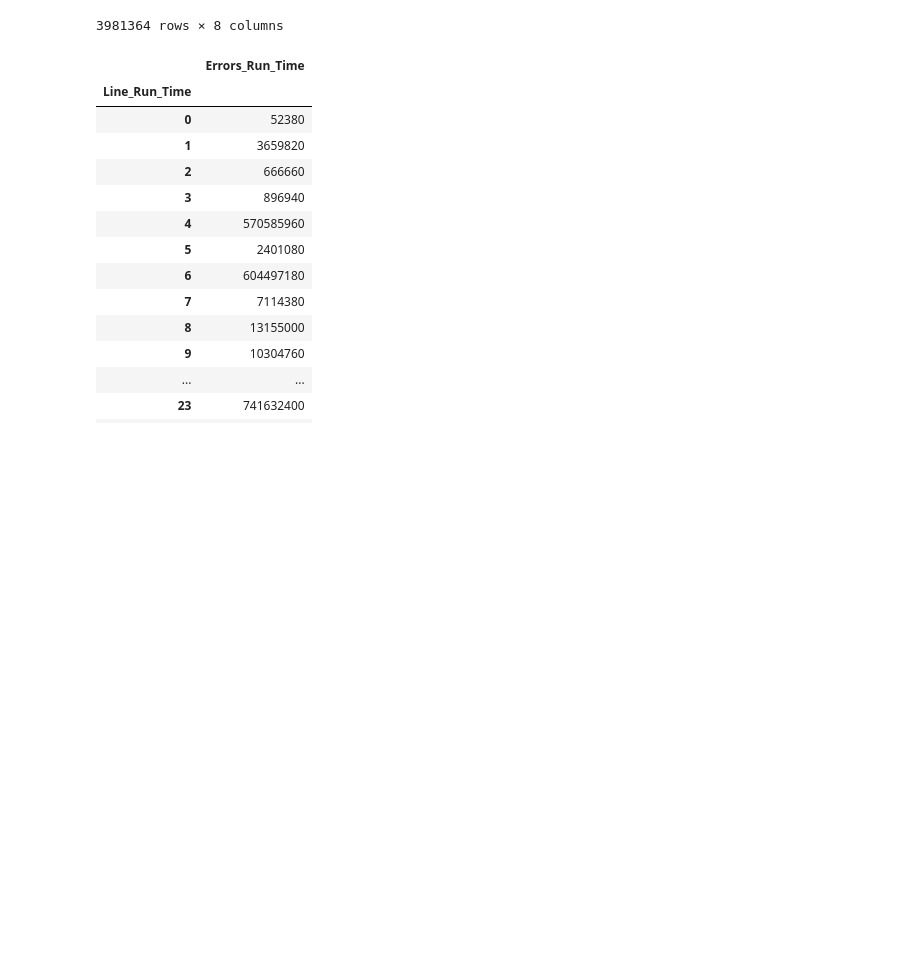
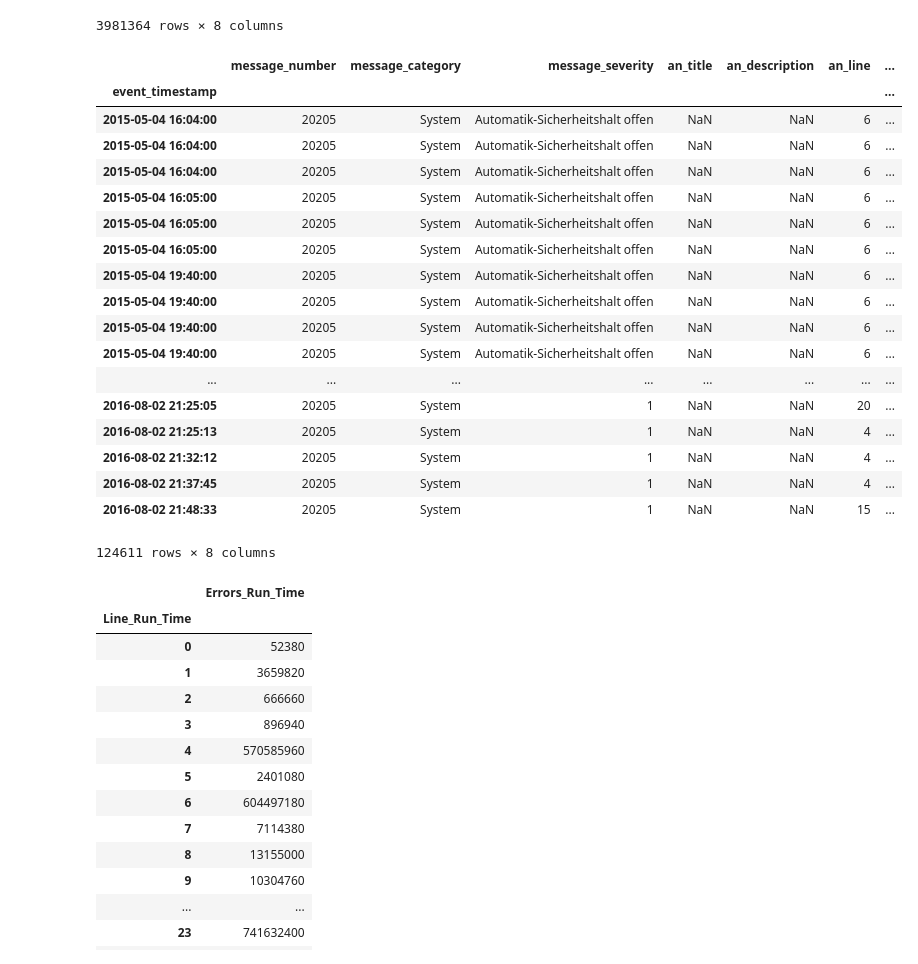
Before and after one commit to cold1ce/datascience_praxisprojekt, a Jupyter notebook: RobotLinesAnalysis/abbRobotTimesLinesAnalysis.ipynb, the cells around one changed output. Drawn from its saved outputs; the diff is of its cells as text; code cells hidden in the pictures; blank space fills up the shorter version.

```diff
--- a/RobotLinesAnalysis/abbRobotTimesLinesAnalysis.ipynb
+++ b/RobotLinesAnalysis/abbRobotTimesLinesAnalysis.ipynb
@@ -33,6 +33,29 @@ df
 | 2016-08-02 23:33:15 | 41630 | Program | Warning | NaN | NaN | line_15 | ... |
 | 2016-08-02 23:58:43 | 10125 | Operational | Information | NaN | NaN | line_20 | ... |
 3981364 rows × 8 columns
+# %%
+df1 = df.loc[df['message_number'] == '20205']
+df1
+# %% [output]
+|  | message_number | message_category | message_severity | an_title | an_description | an_line | ... |
+| event_timestamp |  |  |  |  |  |  | ... |
+| 2015-05-04 16:04:00 | 20205 | System | Automatik-Sicherheitshalt offen | NaN | NaN | 6 | ... |
+| 2015-05-04 16:04:00 | 20205 | System | Automatik-Sicherheitshalt offen | NaN | NaN | 6 | ... |
+| 2015-05-04 16:04:00 | 20205 | System | Automatik-Sicherheitshalt offen | NaN | NaN | 6 | ... |
+| 2015-05-04 16:05:00 | 20205 | System | Automatik-Sicherheitshalt offen | NaN | NaN | 6 | ... |
+| 2015-05-04 16:05:00 | 20205 | System | Automatik-Sicherheitshalt offen | NaN | NaN | 6 | ... |
+| 2015-05-04 16:05:00 | 20205 | System | Automatik-Sicherheitshalt offen | NaN | NaN | 6 | ... |
+| 2015-05-04 19:40:00 | 20205 | System | Automatik-Sicherheitshalt offen | NaN | NaN | 6 | ... |
+| 2015-05-04 19:40:00 | 20205 | System | Automatik-Sicherheitshalt offen | NaN | NaN | 6 | ... |
+| 2015-05-04 19:40:00 | 20205 | System | Automatik-Sicherheitshalt offen | NaN | NaN | 6 | ... |
+| 2015-05-04 19:40:00 | 20205 | System | Automatik-Sicherheitshalt offen | NaN | NaN | 6 | ... |
+| ... | ... | ... | ... | ... | ... | ... | ... |
+| 2016-08-02 21:25:05 | 20205 | System | 1 | NaN | NaN | 20 | ... |
+| 2016-08-02 21:25:13 | 20205 | System | 1 | NaN | NaN | 4 | ... |
+| 2016-08-02 21:32:12 | 20205 | System | 1 | NaN | NaN | 4 | ... |
+| 2016-08-02 21:37:45 | 20205 | System | 1 | NaN | NaN | 4 | ... |
+| 2016-08-02 21:48:33 | 20205 | System | 1 | NaN | NaN | 15 | ... |
+124611 rows × 8 columns
 # %%
 line_mapping = {}
 for i in range(0,28):
```
Also changed, not shown: parts of 4 cells of this notebook.
